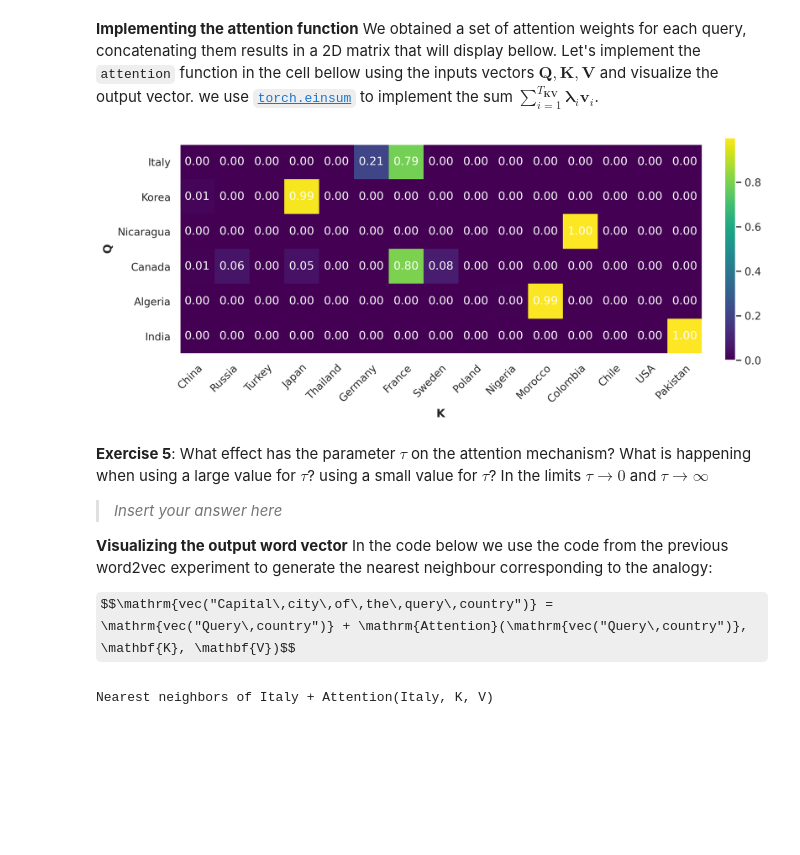
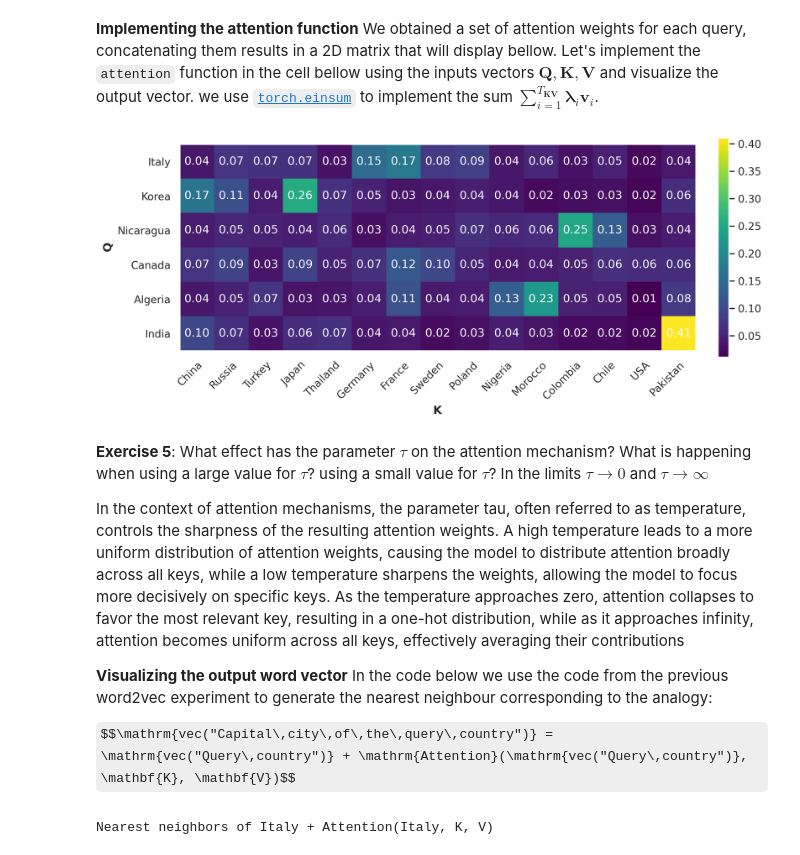
Before and after one commit to moskitoo/02456-deep-learning-with-PyTorch, a Jupyter notebook: 5_Transformers/5_1_EXE_deep_learning_with_transformers.ipynb, the cells around one changed output. Cells and saved outputs as stored; diff of their text form; code cells hidden in the pictures; some formulas as TeX source; blank space fills up the shorter version.

Commit message:
attention completed

```diff
--- a/5_Transformers/5_1_EXE_deep_learning_with_transformers.ipynb
+++ b/5_Transformers/5_1_EXE_deep_learning_with_transformers.ipynb
@@ -1047,39 +1047,40 @@ def plot_attention_map(attention_map, queries_labels, keys_labels, print_values:
     ax.set_xticklabels(keys_labels)
     plt.setp(ax.get_xticklabels(), rotation=45, ha="right",
             rotation_mode="anchor")
 
     # Loop over data dimensions and create text annotations.
     if print_values:
         for i in range(len(queries_labels)):
             for j in range(len(keys_labels)):
                 text = ax.text(j, i, f"{attention_map[i, j]:.2f}",
                             ha="center", va="center", color="w")
 
     if color_bar:
       fig.colorbar(im, fraction=0.02, pad=0.04)
     fig.tight_layout()
 
 def attention(Q, K, V, tau=None):
     """A simple parallelized attention layer"""
     if tau is None:
         tau = math.sqrt(float(Q.shape[-1]))
     assert Q.shape[-1] == K.shape[-1]
     assert K.shape[0] == V.shape[0]
     attention_map = Q @ K.T / tau
     attention_weights = attention_map.softmax(dim=1)
     return torch.einsum("qk, kh -> qh", attention_weights, V), attention_weights
 
 # return the output of the attention
-output, attention_weights = attention(Q, K, V, tau=1.)
+# output, attention_weights = attention(Q, K, V, tau=1.)
+output, attention_weights = attention(Q, K, V, tau=10)
 
 # plot the attention weights
 plot_attention_map(attention_weights, queries_labels, keys_labels, print_values=True)
 # %% [output]
-[figure, old version]
+[figure, new version]
 # %% [markdown]
 **Exercise 5**:  What effect has the parameter $\tau$ on the attention mechanism? What is happening when using a large value for $\tau$? using a small value for $\tau$? In the limits $\tau \rightarrow 0$ and $\tau \rightarrow \infty$
 
-> *Insert your answer here*
+In the context of attention mechanisms, the parameter tau, often referred to as temperature, controls the sharpness of the resulting attention weights. A high temperature leads to a more uniform distribution of attention weights, causing the model to distribute attention broadly across all keys, while a low temperature sharpens the weights, allowing the model to focus more decisively on specific keys. As the temperature approaches zero, attention collapses to favor the most relevant key, resulting in a one-hot distribution, while as it approaches infinity, attention becomes uniform across all keys, effectively averaging their contributions
 
 
 **Visualizing the output word vector** In the code below we use the code from the previous word2vec experiment to generate the nearest neighbour corresponding to the analogy:
```
Also changed, not shown: parts of 1 cell of this notebook.
